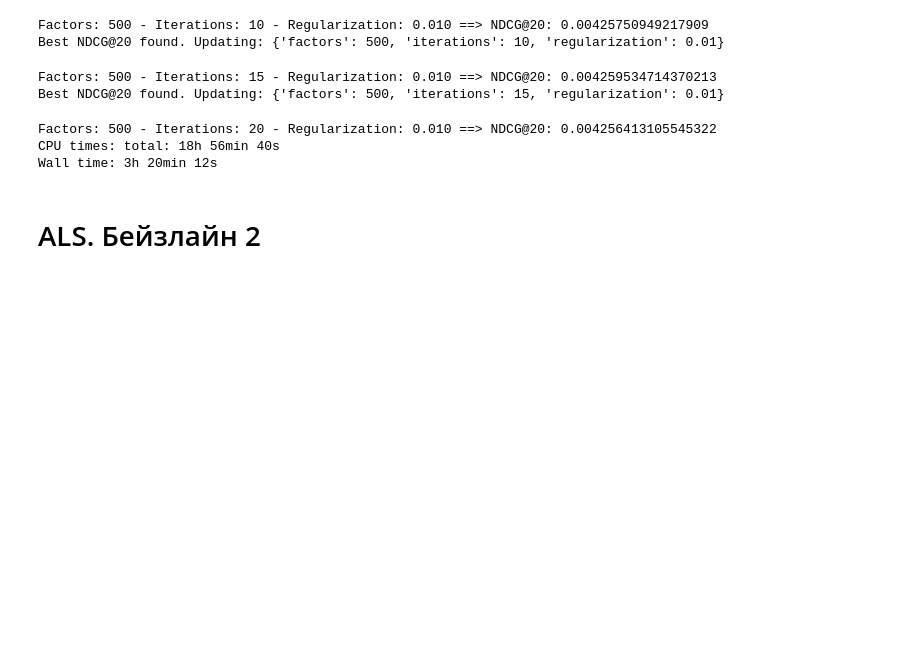
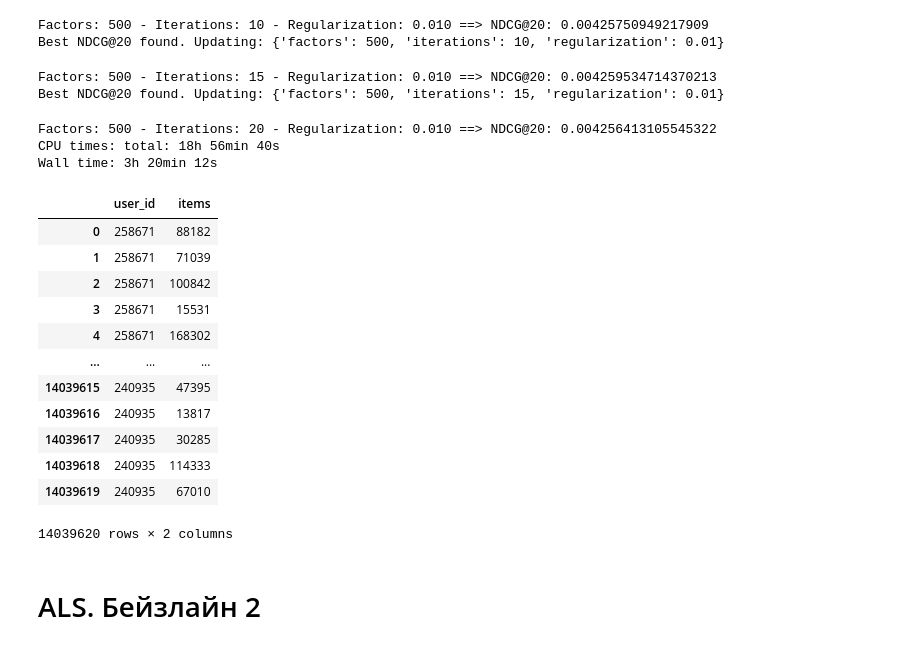
Before and after one commit to TaniaZharova2205/HSE, a Jupyter notebook: Recsis_1(3-4)/DZ5/recsys5.ipynb, the cells around one changed output. Drawn from its saved outputs; the diff is of its cells as text; code cells hidden in the pictures; blank space fills up the shorter version.

```diff
--- a/Recsis_1(3-4)/DZ5/recsys5.ipynb
+++ b/Recsis_1(3-4)/DZ5/recsys5.ipynb
@@ -165,3 +174,50 @@ Best NDCG@20 found. Updating: {'factors': 500, 'iterations': 15, 'regularization
 Factors: 500 - Iterations: 20 - Regularization: 0.010 ==> NDCG@20: 0.004256413105545322
 CPU times: total: 18h 56min 40s
 Wall time: 3h 20min 12s
+# %%
+shape = (len(ALL_USERS), len(ALL_ITEMS))
+train_coo = to_user_item_coo(train, shape)
+train_csr = train_coo.tocsr()
+model = AlternatingLeastSquares(factors=1000,
+                                iterations=15,
+                                regularization=0.01,
+                                random_state=42,
+                                use_gpu=True)
+weighted_train = bm25_weight(coo_train, K1=100, B=0.8)
+weighted_train = weighted_train.tocsr()
+model.fit(weighted_train)
+# %%
+reverse_user_map = {v: k for k, v in user_map.items()}
+reverse_item_map = {v: k for k, v in item_map.items()}
+# %%
+recommendations = []
+
+for user_ids in tqdm(range(train_csr.shape[0])):
+    # Get recommendations for each user
+    recommended = model.recommend(
+        userid=user_ids,
+        user_items=train_csr[user_ids],
+        N=20,
+        filter_already_liked_items=True
+    )[0]
+    original_user_id = reverse_user_map[user_ids]
+    original_item_ids = [reverse_item_map[item_idx] for item_idx in recommended[:20]]
+    for item_id in original_item_ids:
+        recommendations.append({'user_id': original_user_id, 'items': item_id})
+df_submission = pd.DataFrame(recommendations)
+# %%
+df_submission
+# %% [output]
+|  | user_id | items |
+| 0 | 258671 | 88182 |
+| 1 | 258671 | 71039 |
+| 2 | 258671 | 100842 |
+| 3 | 258671 | 15531 |
+| 4 | 258671 | 168302 |
+| ... | ... | ... |
+| 14039615 | 240935 | 47395 |
+| 14039616 | 240935 | 13817 |
+| 14039617 | 240935 | 30285 |
+| 14039618 | 240935 | 114333 |
+| 14039619 | 240935 | 67010 |
+14039620 rows × 2 columns
```
Also changed, not shown: parts of 6 cells of this notebook.
